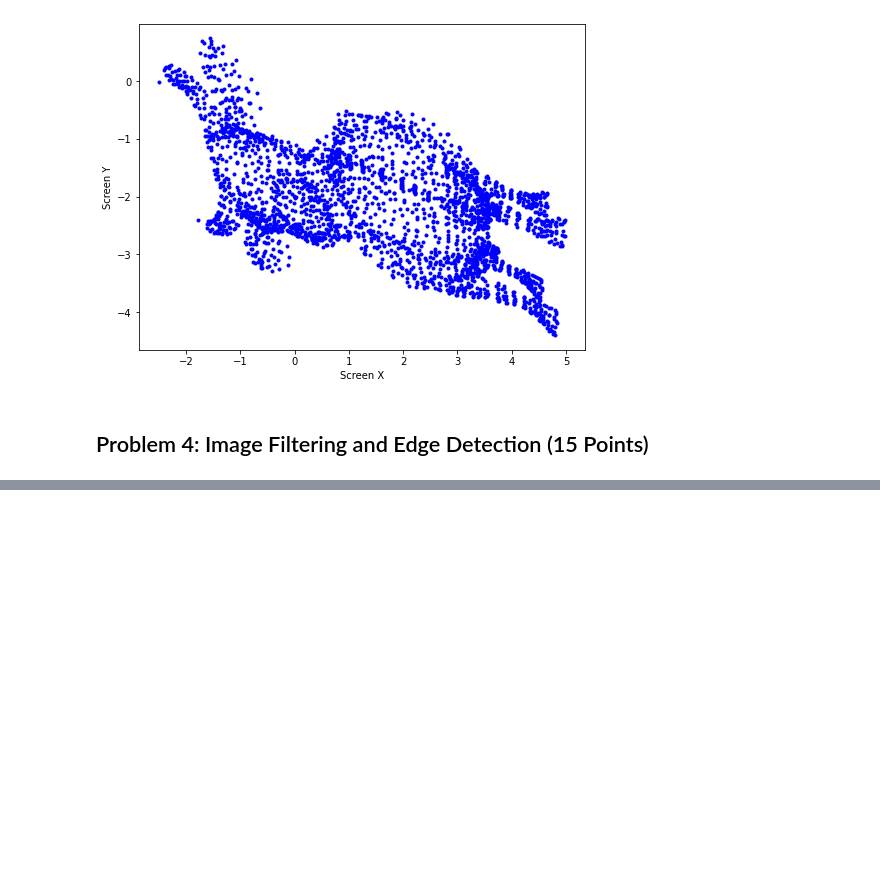
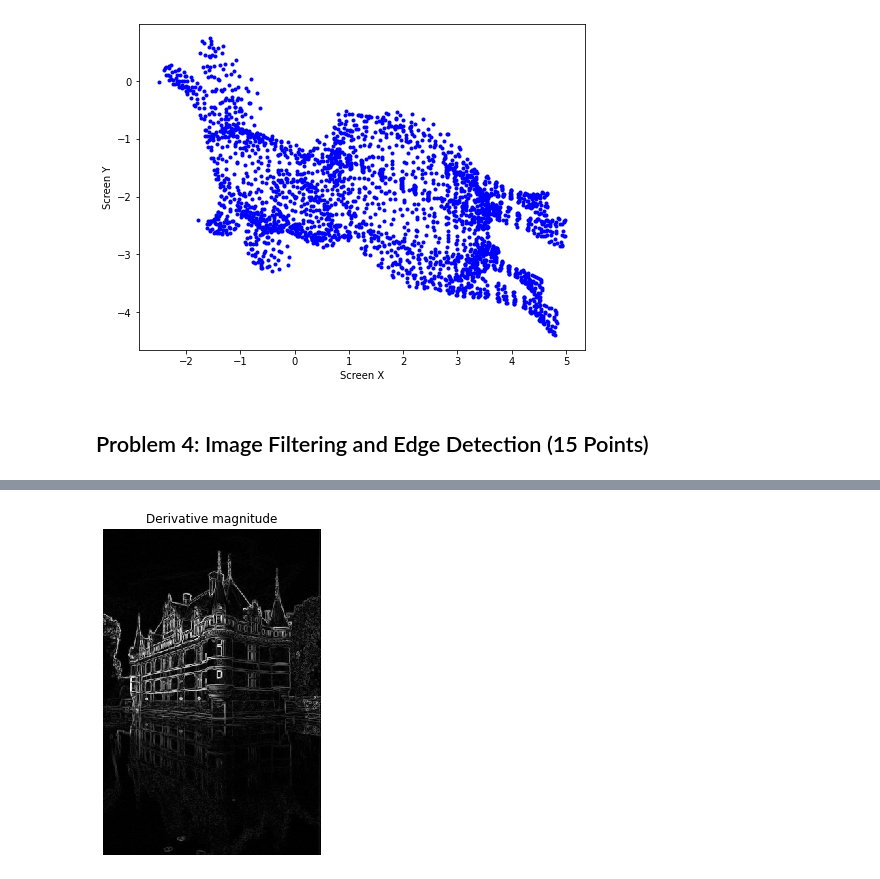
Before and after one commit to alexkrz/cv_tud, a Jupyter notebook: cv1_ex01/cv1_exercise01.ipynb, the cells around one changed output, grey strips where cells are left out. Drawn from its saved outputs; the diff is of its cells as text; code cells hidden in the pictures; blank space fills up the shorter version.

```diff
--- a/cv1_ex01/cv1_exercise01.ipynb
+++ b/cv1_ex01/cv1_exercise01.ipynb
@@ -132,0 +162,9 @@ displaypoints2d(points2)
+# %%
+# show gradient magnitude
+plt.figure()
+plt.imshow(np.sqrt(imgx**2 + imgy**2), "gray", interpolation="none")
+plt.axis("off")
+plt.title("Derivative magnitude")
+plt.show()
+# %% [output]
+[figure, added]
```
Also changed, not shown: parts of 4 cells of this notebook, 1 other file.
